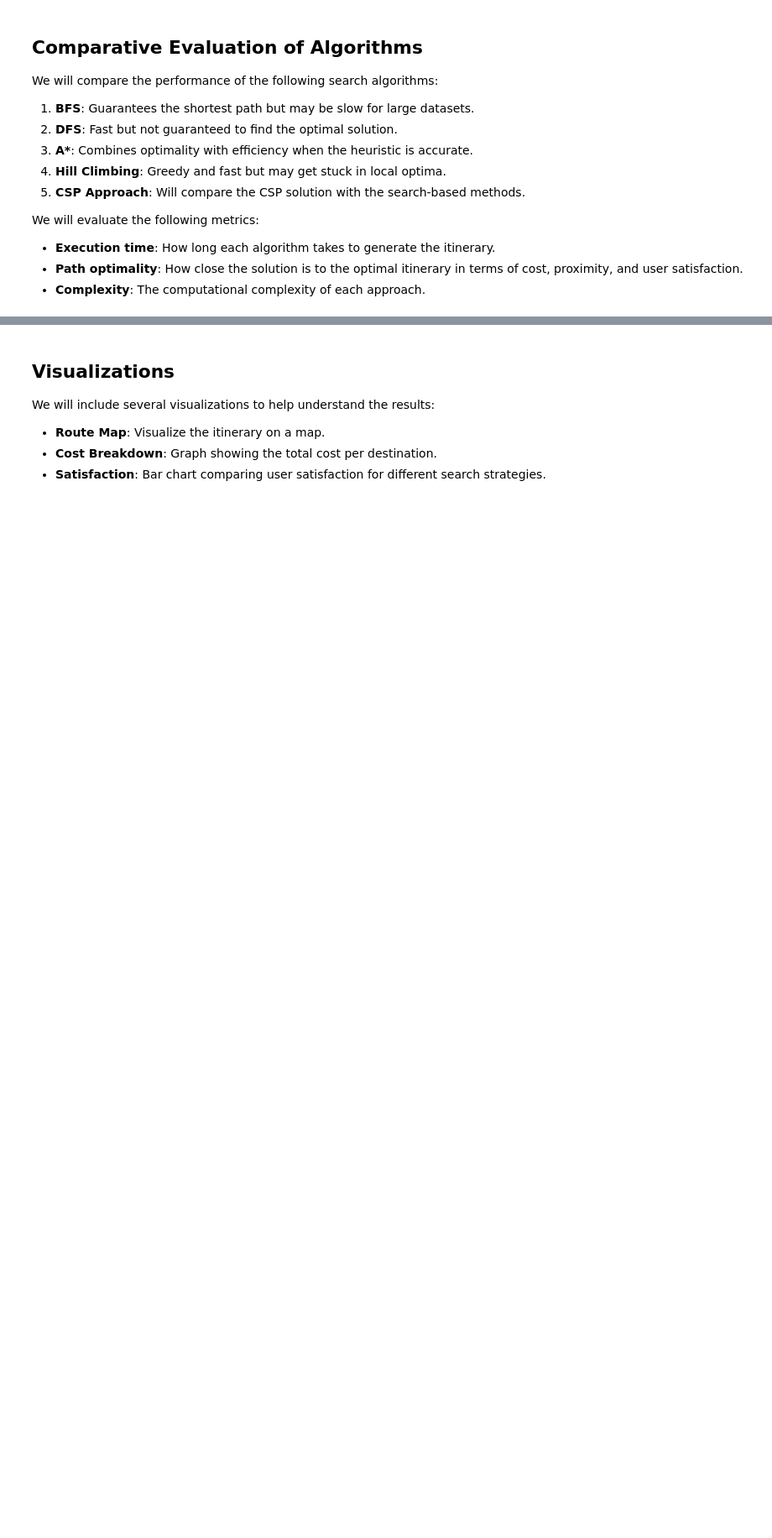
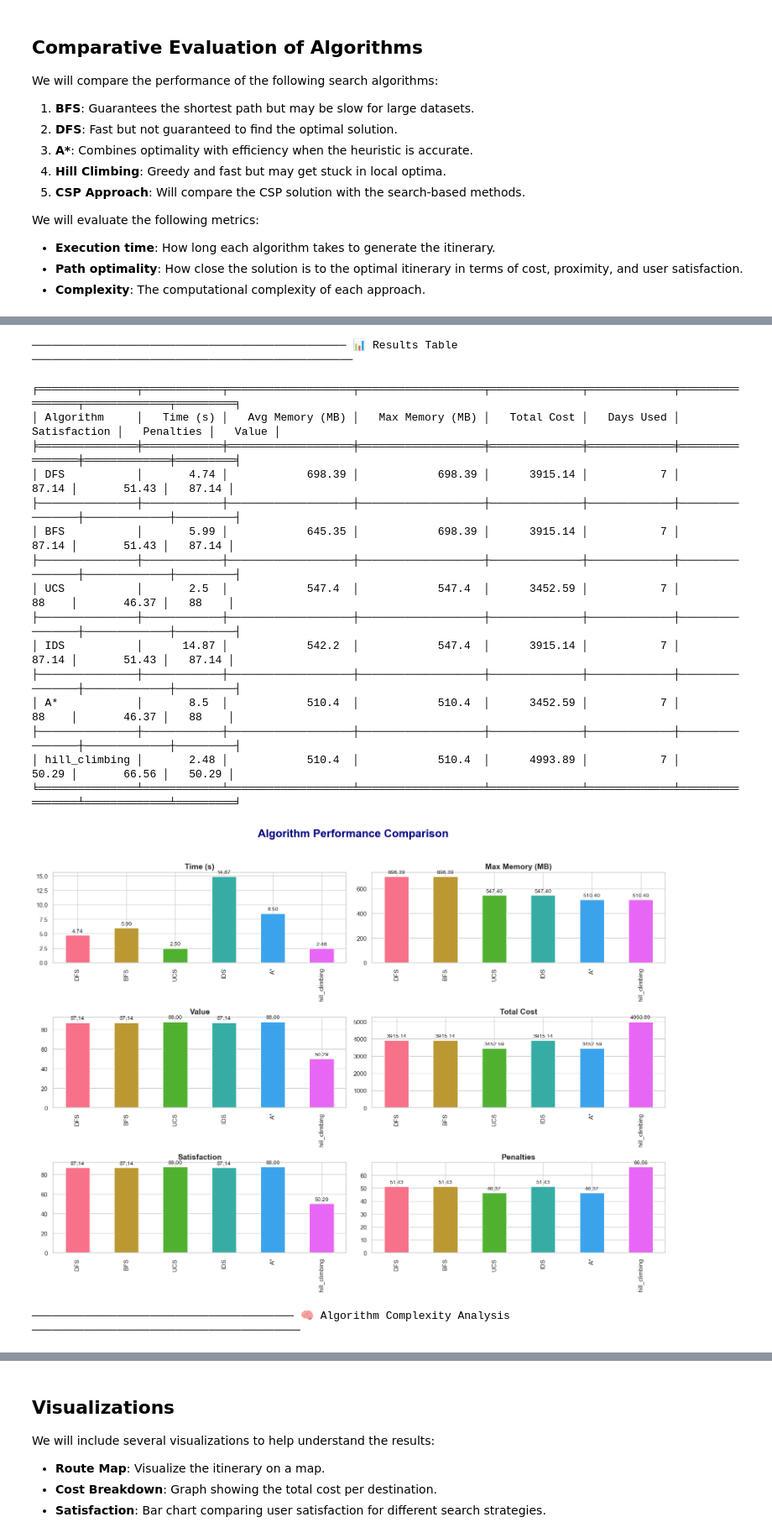
Before and after one commit to Ashreeef/AI-Project-Touristic-Tour-Recommendation, a Jupyter notebook: notebooks/Implementation.ipynb, the cells around one changed output, grey strips where cells are left out. Shown at 84% size. Drawn from its saved outputs; the diff is of its cells as text; code cells hidden in the pictures; blank space fills up the shorter version.

```diff
--- a/notebooks/Implementation.ipynb
+++ b/notebooks/Implementation.ipynb
@@ -2991,7 +2883,7 @@ def compare_algorithms(attractions_data):
     user_prefs = {"categories": ["Museum"]}
 
     initial_state = {
-        "current_location": (36.737232, 3.086472),   # Constantine
+        "current_location": (36.746784556962844, 3.069475072334992),   # Maqam Echahid
         "itinerary": [[] for _ in range(7)],
         "curr_day": 0,
         "total_cost": 0.0,
@@ -3208,0 +3115,18 @@ FileNotFoundError: [Errno 2] No such file or directory: 'attractions.json'
+──────────────────────────────────────────────── 📊 Results Table ─────────────────────────────────────────────────
+╒═══════════════╤════════════╤═══════════════════╤═══════════════════╤══════════════╤═════════════╤════════════════╤═════════════╤═════════╕
+│ Algorithm     │   Time (s) │   Avg Memory (MB) │   Max Memory (MB) │   Total Cost │   Days Used │   Satisfaction │   Penalties │   Value │
+╞═══════════════╪════════════╪═══════════════════╪═══════════════════╪══════════════╪═════════════╪════════════════╪═════════════╪═════════╡
+│ DFS           │       4.74 │            698.39 │            698.39 │      3915.14 │           7 │          87.14 │       51.43 │   87.14 │
+├───────────────┼────────────┼───────────────────┼───────────────────┼──────────────┼─────────────┼────────────────┼─────────────┼─────────┤
+│ BFS           │       5.99 │            645.35 │            698.39 │      3915.14 │           7 │          87.14 │       51.43 │   87.14 │
+├───────────────┼────────────┼───────────────────┼───────────────────┼──────────────┼─────────────┼────────────────┼─────────────┼─────────┤
+│ UCS           │       2.5  │            547.4  │            547.4  │      3452.59 │           7 │          88    │       46.37 │   88    │
+├───────────────┼────────────┼───────────────────┼───────────────────┼──────────────┼─────────────┼────────────────┼─────────────┼─────────┤
+│ IDS           │      14.87 │            542.2  │            547.4  │      3915.14 │           7 │          87.14 │       51.43 │   87.14 │
+├───────────────┼────────────┼───────────────────┼───────────────────┼──────────────┼─────────────┼────────────────┼─────────────┼─────────┤
+│ A*            │       8.5  │            510.4  │            510.4  │      3452.59 │           7 │          88    │       46.37 │   88    │
+├───────────────┼────────────┼───────────────────┼───────────────────┼──────────────┼─────────────┼────────────────┼─────────────┼─────────┤
+│ hill_climbing │       2.48 │            510.4  │            510.4  │      4993.89 │           7 │          50.29 │       66.56 │   50.29 │
+╘═══════════════╧════════════╧═══════════════════╧═══════════════════╧══════════════╧═════════════╧════════════════╧═════════════╧═════════╛
+[figure, added]
+──────────────────────────────────────── 🧠 Algorithm Complexity Analysis ─────────────────────────────────────────
```
Also changed, not shown: parts of 15 cells of this notebook.
